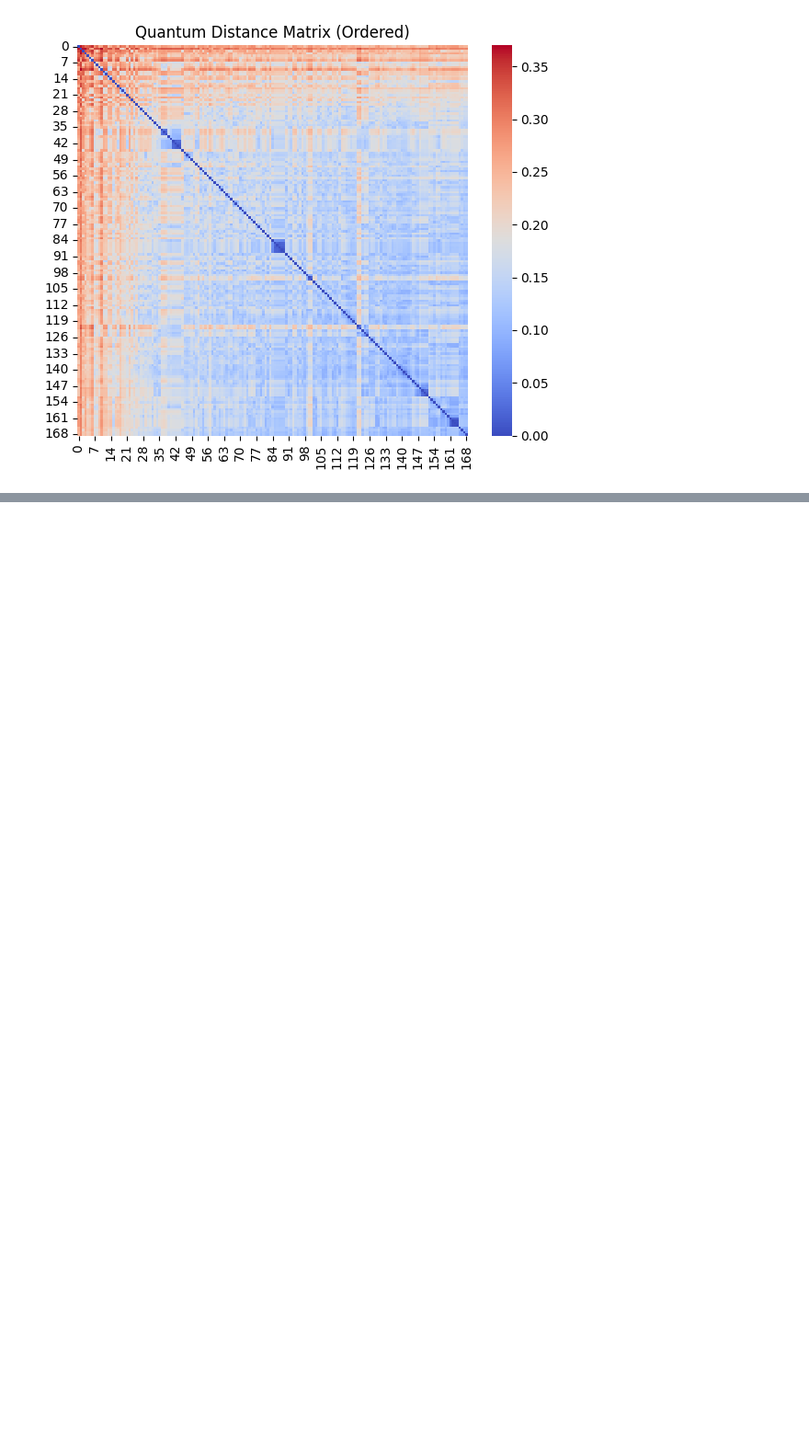
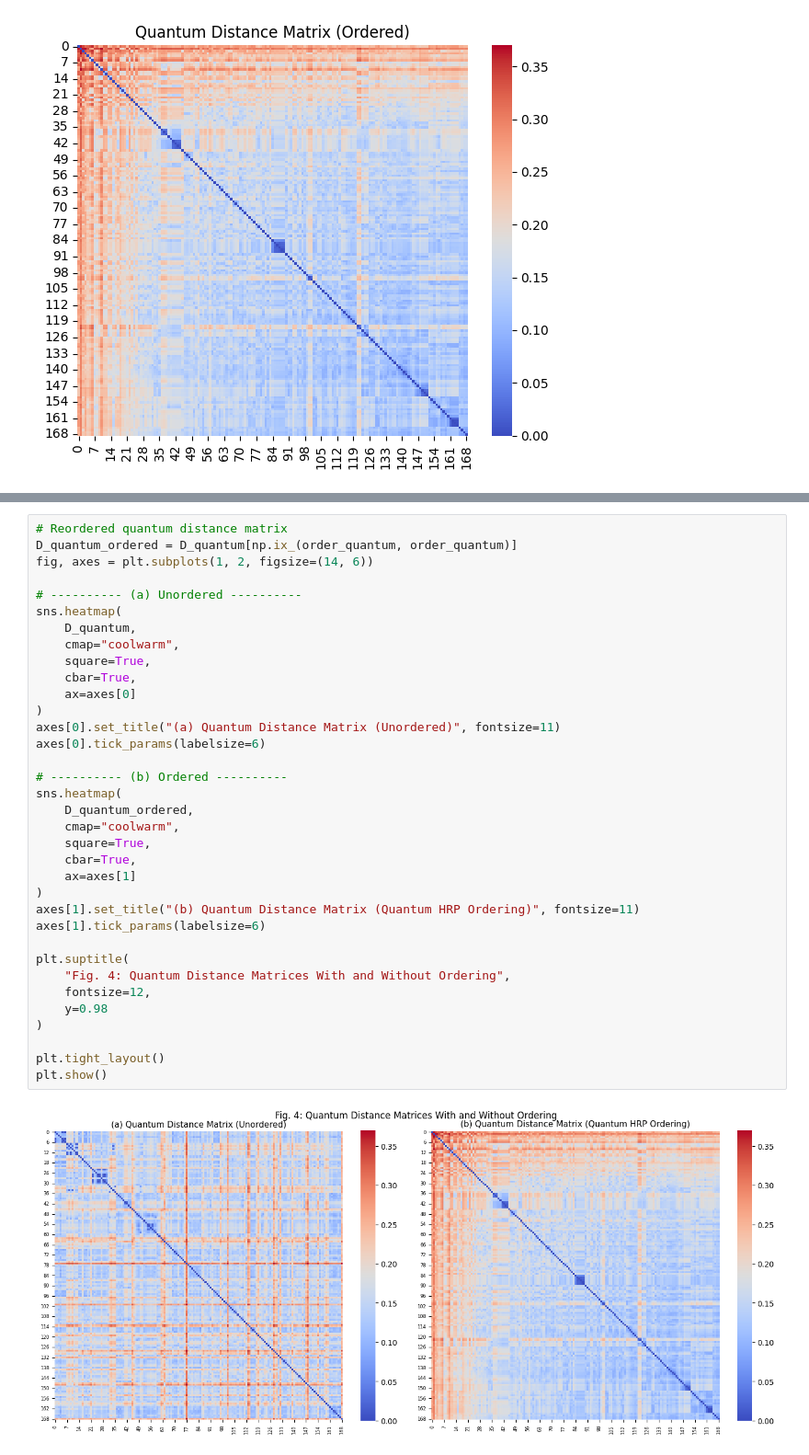
Before and after one commit to ikergs03/tfg-pricing-european-call-qae, a Jupyter notebook: src/qhrp_figure3_4/fig3_4.ipynb, the cells around one changed output, grey strips where cells are left out. Shown at 92% size. Saved outputs shown, nothing was run; the diff lists cells and outputs as text; blank space fills up the shorter version.

```diff
--- a/src/qhrp_figure3_4/fig3_4.ipynb
+++ b/src/qhrp_figure3_4/fig3_4.ipynb
@@ -145,0 +180,37 @@ plt.show()
+# %%
+# Reordered quantum distance matrix
+D_quantum_ordered = D_quantum[np.ix_(order_quantum, order_quantum)]
+fig, axes = plt.subplots(1, 2, figsize=(14, 6))
+
+# ---------- (a) Unordered ----------
+sns.heatmap(
+    D_quantum,
+    cmap="coolwarm",
+    square=True,
+    cbar=True,
+    ax=axes[0]
+)
+axes[0].set_title("(a) Quantum Distance Matrix (Unordered)", fontsize=11)
+axes[0].tick_params(labelsize=6)
+
+# ---------- (b) Ordered ----------
+sns.heatmap(
+    D_quantum_ordered,
+    cmap="coolwarm",
+    square=True,
+    cbar=True,
+    ax=axes[1]
+)
+axes[1].set_title("(b) Quantum Distance Matrix (Quantum HRP Ordering)", fontsize=11)
+axes[1].tick_params(labelsize=6)
+
+plt.suptitle(
+    "Fig. 4: Quantum Distance Matrices With and Without Ordering",
+    fontsize=12,
+    y=0.98
+)
+
+plt.tight_layout()
+plt.show()
+# %% [output]
+[figure, added]
```
Also changed, not shown: parts of 2 cells of this notebook.
